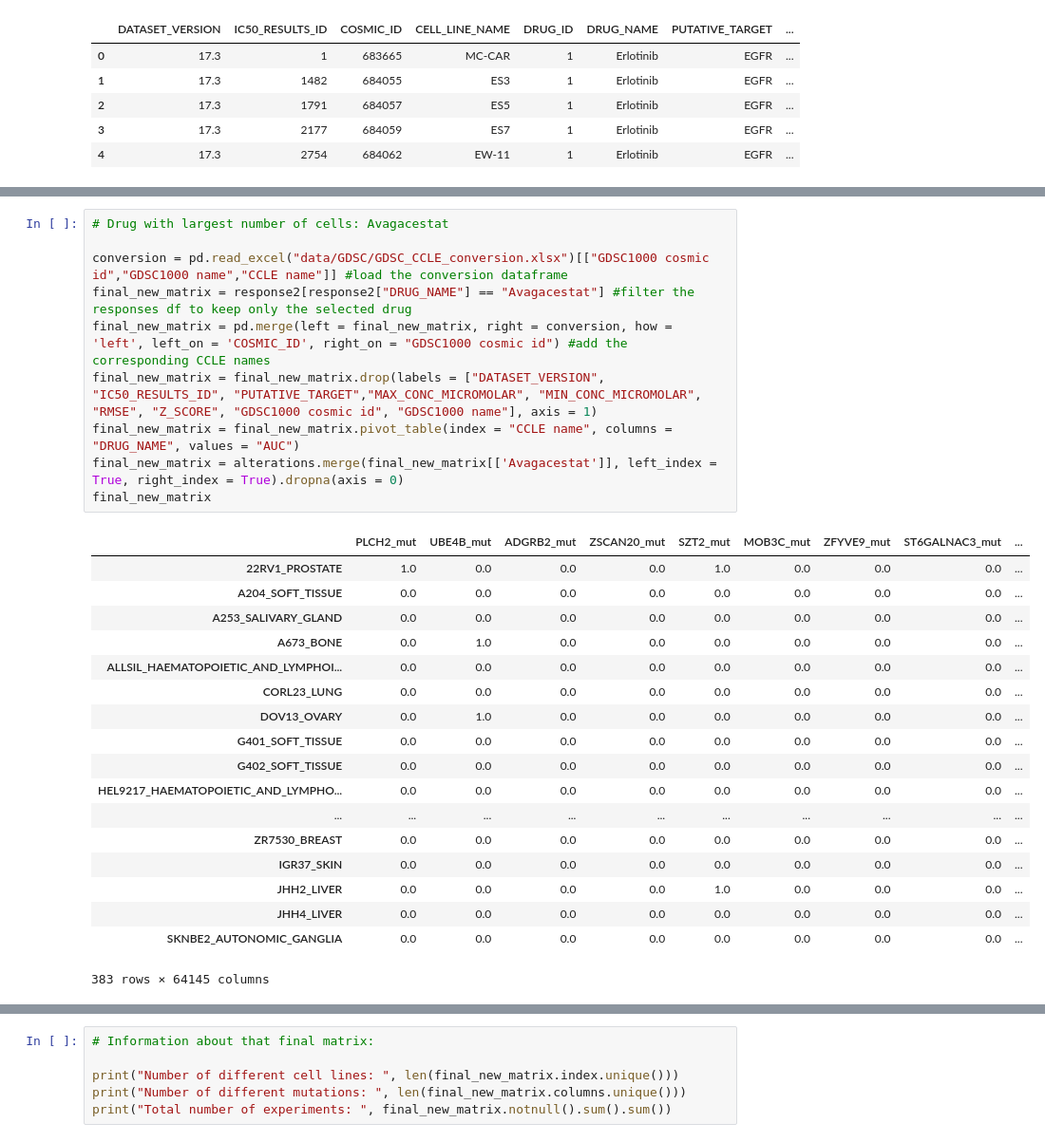
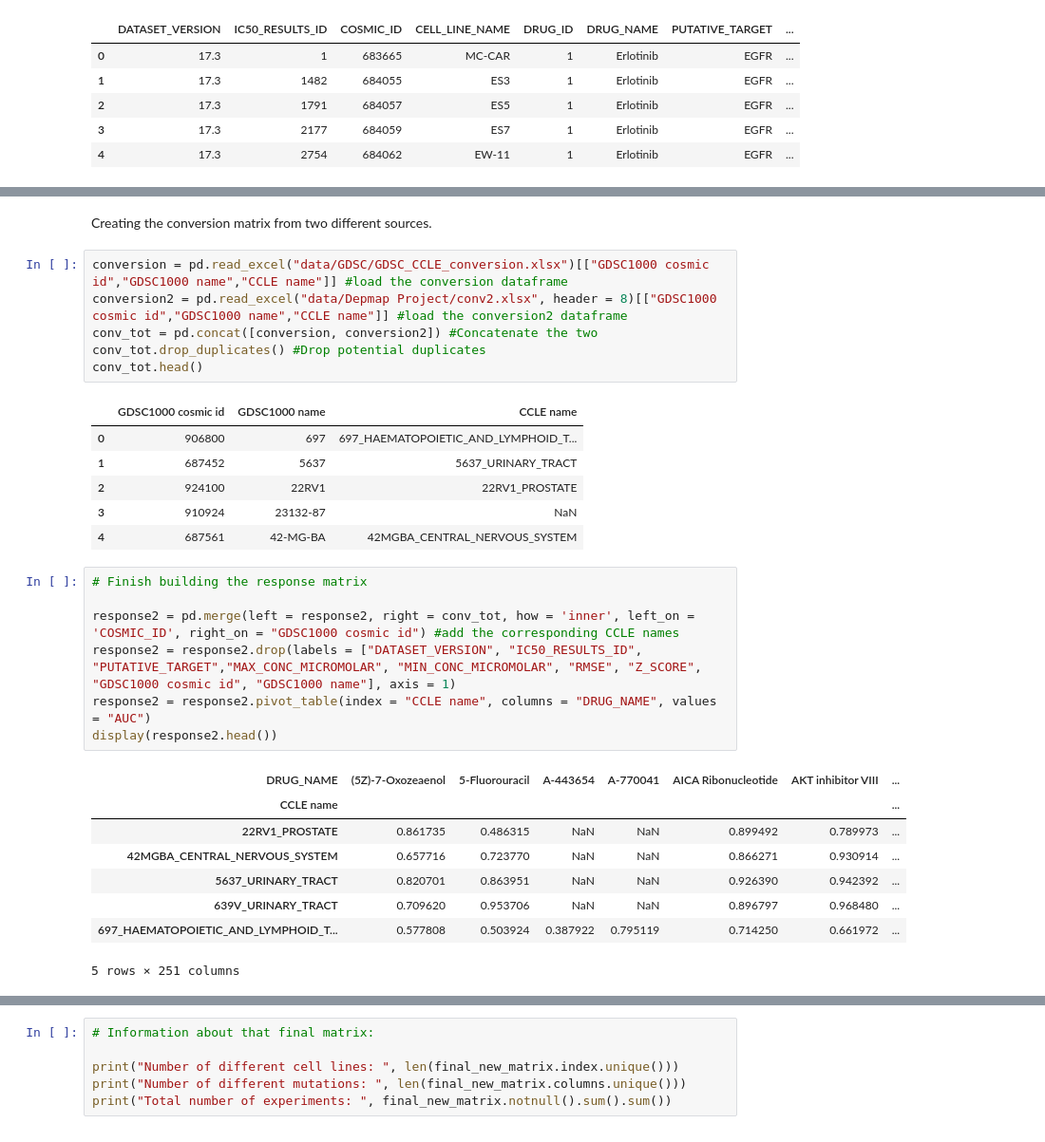
Before and after one commit to oskaradermecker/DataX_Drug_Response, a Jupyter notebook: Dataset comparison.ipynb, the cells around one changed output, grey strips where cells are left out. Shown at 95% size. Drawn from its saved outputs; the diff is of its cells as text.

```diff
--- a/Dataset comparison.ipynb
+++ b/Dataset comparison.ipynb
@@ -118,32 +120,34 @@ Number of tests and cells per drug compounds:
 | CHIR-99021 | 1879 | 1040 |
 | AZD6482 | 1864 | 1038 |
 | UNC0638 | 1930 | 1038 |
+# %% [markdown]
+Creating the conversion matrix from two different sources.
+# %%
+conversion = pd.read_excel("data/GDSC/GDSC_CCLE_conversion.xlsx")[["GDSC1000 cosmic id","GDSC1000 name","CCLE name"]] #load the conversion dataframe
+conversion2 = pd.read_excel("data/Depmap Project/conv2.xlsx", header = 8)[["GDSC1000 cosmic id","GDSC1000 name","CCLE name"]] #load the conversion2 dataframe
+conv_tot = pd.concat([conversion, conversion2]) #Concatenate the two
+conv_tot.drop_duplicates() #Drop potential duplicates
+conv_tot.head()
+# %% [output]
+|  | GDSC1000 cosmic id | GDSC1000 name | CCLE name |
+| 0 | 906800 | 697 | 697_HAEMATOPOIETIC_AND_LYMPHOID_T... |
+| 1 | 687452 | 5637 | 5637_URINARY_TRACT |
+| 2 | 924100 | 22RV1 | 22RV1_PROSTATE |
+| 3 | 910924 | 23132-87 | NaN |
+| 4 | 687561 | 42-MG-BA | 42MGBA_CENTRAL_NERVOUS_SYSTEM |
 # %%
-# Drug with largest number of cells: Avagacestat
+# Finish building the response matrix
 
-conversion = pd.read_excel("data/GDSC/GDSC_CCLE_conversion.xlsx")[["GDSC1000 cosmic id","GDSC1000 name","CCLE name"]] #load the conversion dataframe
-final_new_matrix = response2[response2["DRUG_NAME"] == "Avagacestat"] #filter the responses df to keep only the selected drug
-final_new_matrix = pd.merge(left = final_new_matrix, right = conversion, how = 'left', left_on = 'COSMIC_ID', right_on = "GDSC1000 cosmic id") #add the corresponding CCLE names
-final_new_matrix = final_new_matrix.drop(labels = ["DATASET_VERSION", "IC50_RESULTS_ID", "PUTATIVE_TARGET","MAX_CONC_MICROMOLAR", "MIN_CONC_MICROMOLAR", "RMSE", "Z_SCORE", "GDSC1000 cosmic id", "GDSC1000 name"], axis = 1)
-final_new_matrix = final_new_matrix.pivot_table(index = "CCLE name", columns = "DRUG_NAME", values = "AUC")
-final_new_matrix = alterations.merge(final_new_matrix[['Avagacestat']], left_index = True, right_index = True).dropna(axis = 0)
-final_new_matrix
+response2 = pd.merge(left = response2, right = conv_tot, how = 'inner', left_on = 'COSMIC_ID', right_on = "GDSC1000 cosmic id") #add the corresponding CCLE names
+response2 = response2.drop(labels = ["DATASET_VERSION", "IC50_RESULTS_ID", "PUTATIVE_TARGET","MAX_CONC_MICROMOLAR", "MIN_CONC_MICROMOLAR", "RMSE", "Z_SCORE", "GDSC1000 cosmic id", "GDSC1000 name"], axis = 1)
+response2 = response2.pivot_table(index = "CCLE name", columns = "DRUG_NAME", values = "AUC")
+display(response2.head())
 # %% [output]
-|  | PLCH2_mut | UBE4B_mut | ADGRB2_mut | ZSCAN20_mut | SZT2_mut | MOB3C_mut | ZFYVE9_mut | ST6GALNAC3_mut | ... |
-| 22RV1_PROSTATE | 1.0 | 0.0 | 0.0 | 0.0 | 1.0 | 0.0 | 0.0 | 0.0 | ... |
-| A204_SOFT_TISSUE | 0.0 | 0.0 | 0.0 | 0.0 | 0.0 | 0.0 | 0.0 | 0.0 | ... |
-| A253_SALIVARY_GLAND | 0.0 | 0.0 | 0.0 | 0.0 | 0.0 | 0.0 | 0.0 | 0.0 | ... |
-| A673_BONE | 0.0 | 1.0 | 0.0 | 0.0 | 0.0 | 0.0 | 0.0 | 0.0 | ... |
-| ALLSIL_HAEMATOPOIETIC_AND_LYMPHOI... | 0.0 | 0.0 | 0.0 | 0.0 | 0.0 | 0.0 | 0.0 | 0.0 | ... |
-| CORL23_LUNG | 0.0 | 0.0 | 0.0 | 0.0 | 0.0 | 0.0 | 0.0 | 0.0 | ... |
-| DOV13_OVARY | 0.0 | 1.0 | 0.0 | 0.0 | 0.0 | 0.0 | 0.0 | 0.0 | ... |
-| G401_SOFT_TISSUE | 0.0 | 0.0 | 0.0 | 0.0 | 0.0 | 0.0 | 0.0 | 0.0 | ... |
-| G402_SOFT_TISSUE | 0.0 | 0.0 | 0.0 | 0.0 | 0.0 | 0.0 | 0.0 | 0.0 | ... |
-| HEL9217_HAEMATOPOIETIC_AND_LYMPHO... | 0.0 | 0.0 | 0.0 | 0.0 | 0.0 | 0.0 | 0.0 | 0.0 | ... |
-| ... | ... | ... | ... | ... | ... | ... | ... | ... | ... |
-| ZR7530_BREAST | 0.0 | 0.0 | 0.0 | 0.0 | 0.0 | 0.0 | 0.0 | 0.0 | ... |
-| IGR37_SKIN | 0.0 | 0.0 | 0.0 | 0.0 | 0.0 | 0.0 | 0.0 | 0.0 | ... |
-| JHH2_LIVER | 0.0 | 0.0 | 0.0 | 0.0 | 1.0 | 0.0 | 0.0 | 0.0 | ... |
-| JHH4_LIVER | 0.0 | 0.0 | 0.0 | 0.0 | 0.0 | 0.0 | 0.0 | 0.0 | ... |
-| SKNBE2_AUTONOMIC_GANGLIA | 0.0 | 0.0 | 0.0 | 0.0 | 0.0 | 0.0 | 0.0 | 0.0 | ... |
+| DRUG_NAME | (5Z)-7-Oxozeaenol | 5-Fluorouracil | A-443654 | A-770041 | AICA Ribonucleotide | AKT inhibitor VIII | ... |
+| CCLE name |  |  |  |  |  |  | ... |
+| 22RV1_PROSTATE | 0.861735 | 0.486315 | NaN | NaN | 0.899492 | 0.789973 | ... |
+| 42MGBA_CENTRAL_NERVOUS_SYSTEM | 0.657716 | 0.723770 | NaN | NaN | 0.866271 | 0.930914 | ... |
+| 5637_URINARY_TRACT | 0.820701 | 0.863951 | NaN | NaN | 0.926390 | 0.942392 | ... |
+| 639V_URINARY_TRACT | 0.709620 | 0.953706 | NaN | NaN | 0.896797 | 0.968480 | ... |
+| 697_HAEMATOPOIETIC_AND_LYMPHOID_T... | 0.577808 | 0.503924 | 0.387922 | 0.795119 | 0.714250 | 0.661972 | ... |
-383 rows × 64145 columns
+5 rows × 251 columns
```
Also changed, not shown: parts of 21 cells of this notebook.
